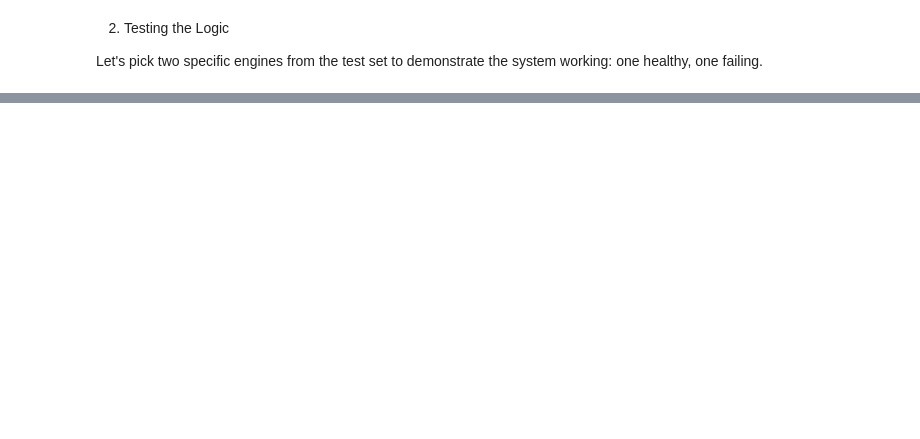
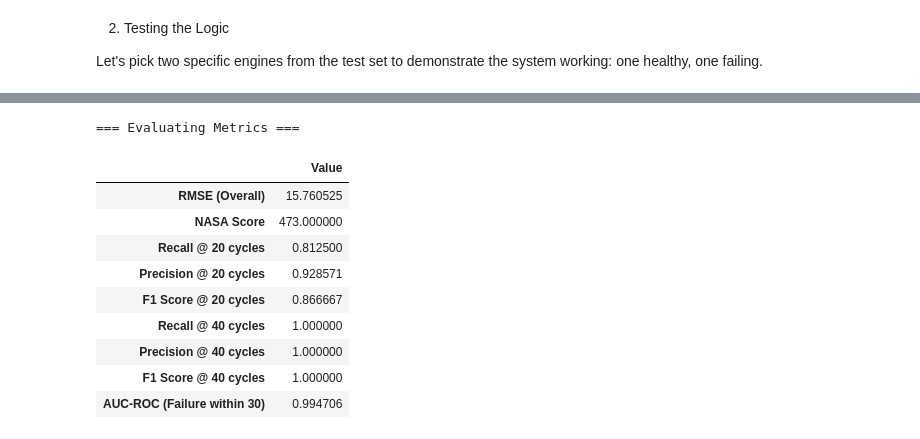
Before and after one commit to SinghNayanKumar/NASA-turbofan-RUL, a Jupyter notebook: notebooks/EDA.ipynb, the cells around one changed output, grey strips where cells are left out. Drawn from its saved outputs; the diff is of its cells as text; code cells hidden in the pictures; blank space fills up the shorter version.

```diff
--- a/notebooks/EDA.ipynb
+++ b/notebooks/EDA.ipynb
@@ -1421,0 +1470,25 @@ NameError: name 'test_unit_ids' is not defined
+# %%
+# 1. Sanitize Inputs (Force to 1D Numpy Arrays)
+# This removes any Pandas Indexing or Shape issues ((N,1) vs (N,))
+y_true_clean = y_test_true['RUL'].values.flatten()
+y_pred_clean = mean_rul.flatten()
+
+# 2. Re-run the Metrics Function with clean inputs
+print("=== Evaluating Metrics ===")
+metrics_clean = calculate_business_metrics(y_true_clean, y_pred_clean, thresholds=[20, 40])
+
+# 3. Display
+df_metrics = pd.DataFrame.from_dict(metrics_clean, orient='index', columns=['Value'])
+display(df_metrics)
+# %% [output]
+=== Evaluating Metrics ===
+|  | Value |
+| RMSE (Overall) | 15.760525 |
+| NASA Score | 473.000000 |
+| Recall @ 20 cycles | 0.812500 |
+| Precision @ 20 cycles | 0.928571 |
+| F1 Score @ 20 cycles | 0.866667 |
+| Recall @ 40 cycles | 1.000000 |
+| Precision @ 40 cycles | 1.000000 |
+| F1 Score @ 40 cycles | 1.000000 |
+| AUC-ROC (Failure within 30) | 0.994706 |
```
Also changed, not shown: parts of 16 cells of this notebook, 1 other file.
